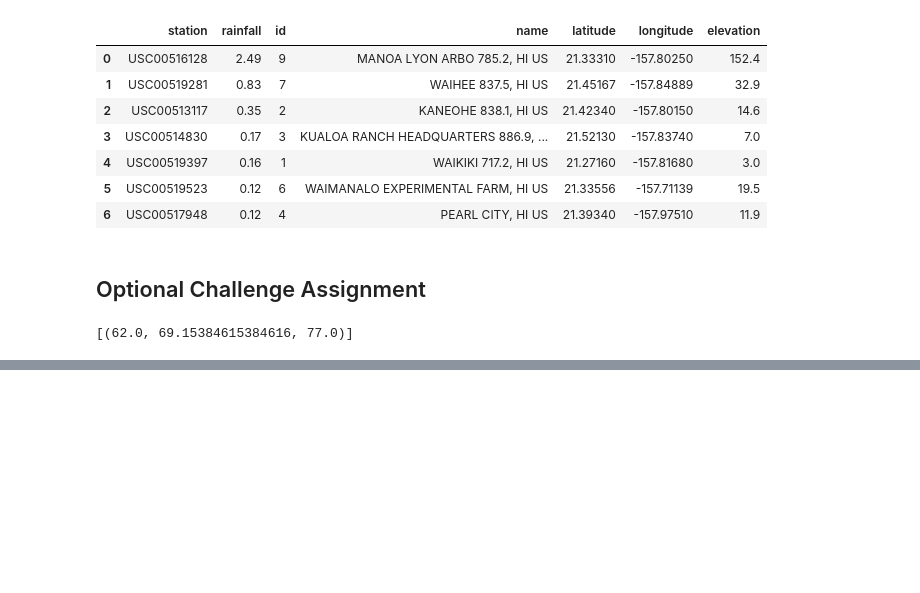
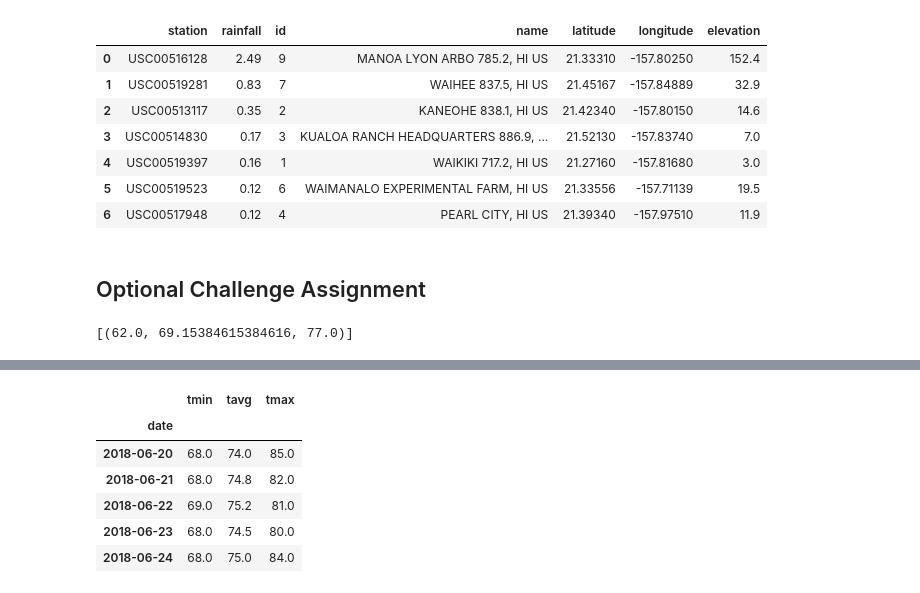
Before and after one commit to LBBL96/sqlalchemy-challenge, a Jupyter notebook: climate.ipynb, the cells around one changed output, grey strips where cells are left out. Saved outputs shown, nothing was run; the diff lists cells and outputs as text; code cells hidden in the pictures; blank space fills up the shorter version.

```diff
--- a/climate.ipynb
+++ b/climate.ipynb
@@ -503,0 +540,15 @@ daily_normals("01-01")
+# %%
+# Making the dataframe for analysis
+cols = {"date": vacation_days, "tmin": min_temp, "tavg": avg_temp, "tmax": max_temp}
+
+vacation_df = pd.DataFrame(cols).set_index("date")
+
+vacation_df.head()
+# %% [output]
+|  | tmin | tavg | tmax |
+| date |  |  |  |
+| 2018-06-20 | 68.0 | 74.0 | 85.0 |
+| 2018-06-21 | 68.0 | 74.8 | 82.0 |
+| 2018-06-22 | 69.0 | 75.2 | 81.0 |
+| 2018-06-23 | 68.0 | 74.5 | 80.0 |
+| 2018-06-24 | 68.0 | 75.0 | 84.0 |
```
Also changed, not shown: parts of 12 cells of this notebook.
